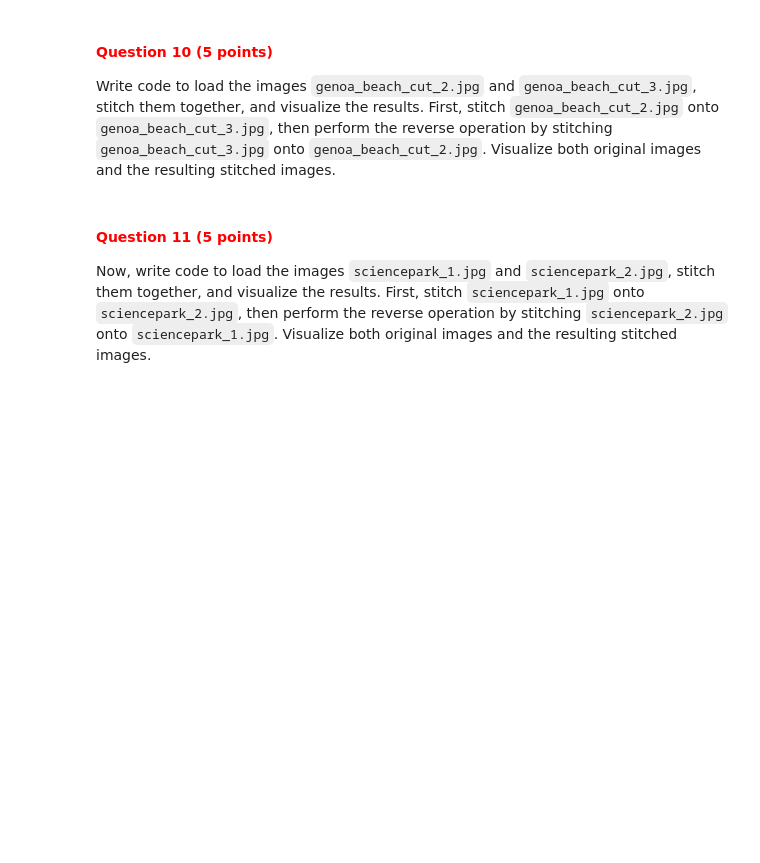
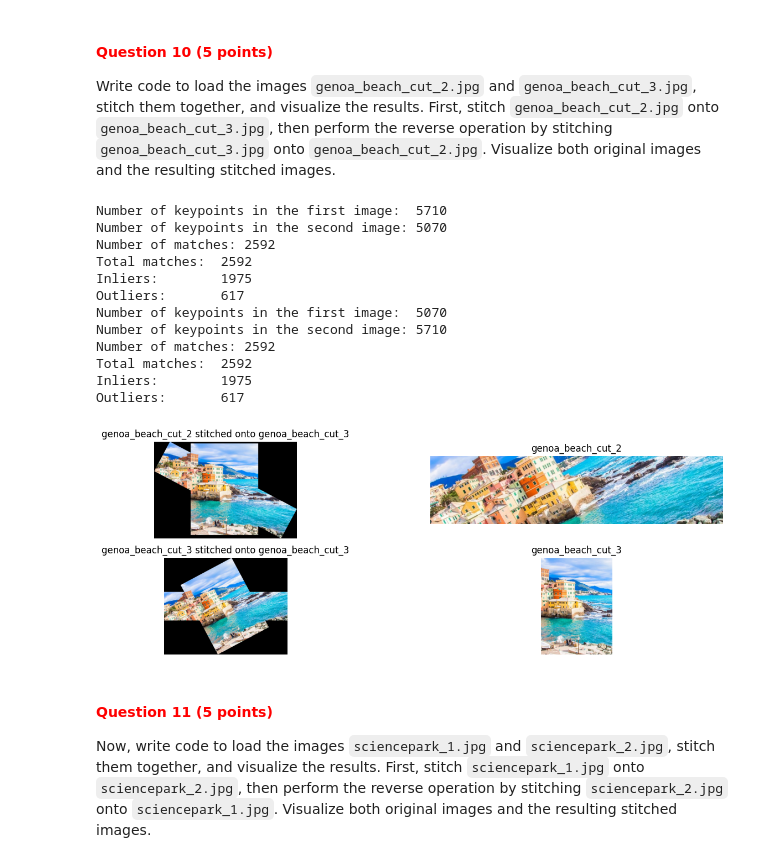
Before and after one commit to matthias-hagenauer/cv1_labs, a Jupyter notebook: cv1-lab-4/cv1-lab-4.ipynb, the cells around one changed output. Cells and saved outputs as stored; diff of their text form; code cells hidden in the pictures; blank space fills up the shorter version.

```diff
--- a/cv1-lab-4/cv1-lab-4.ipynb
+++ b/cv1-lab-4/cv1-lab-4.ipynb
@@ -867,3 +773,46 @@ Write code to load the images `genoa_beach_cut_2.jpg` and `genoa_beach_cut_3.jpg
+# %%
+# YOUR CODE HERE
+image_3 = cv2.imread('./images/genoa_beach_cut_2.jpg')
+image_4 = cv2.imread('./images/genoa_beach_cut_3.jpg')
+
+image_3 = cv2.cvtColor(image_3, cv2.COLOR_BGR2RGB)
+image_4 = cv2.cvtColor(image_4, cv2.COLOR_BGR2RGB)
+
+keypoints_image_1, keypoints_image_2, matches = get_matching_keypoints(image_3, image_4)
+best_transformation_matrix,best_inliers = ransac_algorithm(keypoints_image_1, keypoints_image_2, matches, num_iterations=30, num_points=3, threshold=10)
+output_image, offset_image_2 = stitch_images_together(image_3, image_4, best_transformation_matrix)
+
+fig, axs = plt.subplots(2, 2, figsize=(15, 5))
+axs[0,0].imshow(output_image)
+axs[0,0].set_title('genoa_beach_cut_2 stitched onto genoa_beach_cut_3')
+
+keypoints_image_1, keypoints_image_2, matches = get_matching_keypoints(image_4, image_3)
+best_transformation_matrix,best_inliers = ransac_algorithm(keypoints_image_1, keypoints_image_2, matches, num_iterations=30, num_points=3, threshold=10)
+output_image, offset_image_2 = stitch_images_together(image_4, image_3, best_transformation_matrix)
+
+axs[1,0].imshow(output_image)
+axs[1,0].set_title('genoa_beach_cut_3 stitched onto genoa_beach_cut_3')
+axs[0,1].imshow(image_3)
+axs[0,1].set_title('genoa_beach_cut_2')
+axs[1,1].imshow(image_4)
+axs[1,1].set_title('genoa_beach_cut_3')
+
+for ax in axs.flat:
+    ax.axis('off')
+# %% [output]
+Number of keypoints in the first image:  5710
+Number of keypoints in the second image: 5070
+Number of matches: 2592
+Total matches:  2592
+Inliers:        1975
+Outliers:       617
+Number of keypoints in the first image:  5070
+Number of keypoints in the second image: 5710
+Number of matches: 2592
+Total matches:  2592
+Inliers:        1975
+Outliers:       617
+[figure, added]
 # %% [markdown]
 <a id="question-11"></a>
 #### <font color='#FF0000'>Question 11 (5 points)</font>
```
Also changed, not shown: parts of 21 cells of this notebook.
